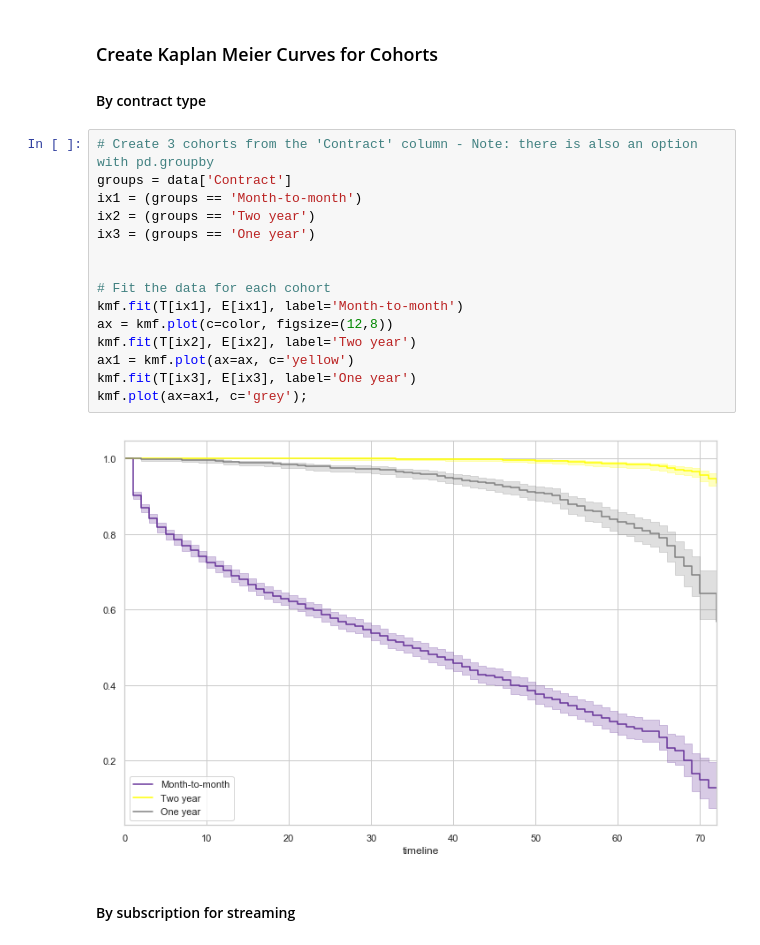
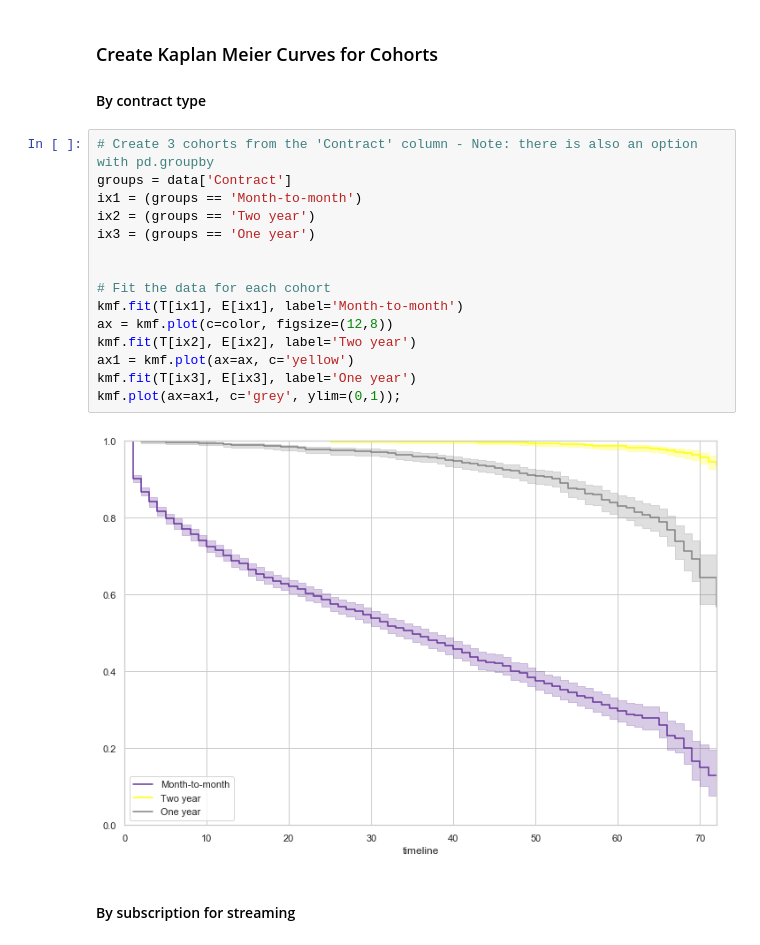
Before and after one commit to rbuerki/projects-ml, a Jupyter notebook: survival_analysis_lifelines/1-cohort_survival_curves_KaplanMeier.ipynb, the cells around one changed output. Drawn from its saved outputs; the diff is of its cells as text.

```diff
--- a/survival_analysis_lifelines/1-cohort_survival_curves_KaplanMeier.ipynb
+++ b/survival_analysis_lifelines/1-cohort_survival_curves_KaplanMeier.ipynb
@@ -180,20 +180,20 @@ km.plot(figsize=(12,8), c=color);
 # %%
 # Create 3 cohorts from the 'Contract' column - Note: there is also an option with pd.groupby
 groups = data['Contract']
 ix1 = (groups == 'Month-to-month')
 ix2 = (groups == 'Two year')
 ix3 = (groups == 'One year')
 
 
 # Fit the data for each cohort
 kmf.fit(T[ix1], E[ix1], label='Month-to-month')
 ax = kmf.plot(c=color, figsize=(12,8))
 kmf.fit(T[ix2], E[ix2], label='Two year')
 ax1 = kmf.plot(ax=ax, c='yellow')
 kmf.fit(T[ix3], E[ix3], label='One year')
-kmf.plot(ax=ax1, c='grey');
+kmf.plot(ax=ax1, c='grey', ylim=(0,1));
 # %% [output]
-[figure, old version]
+[figure, new version]
 # %% [markdown]
 #### By subscription for streaming
 # %%
```
Also changed, not shown: parts of 5 cells of this notebook.
